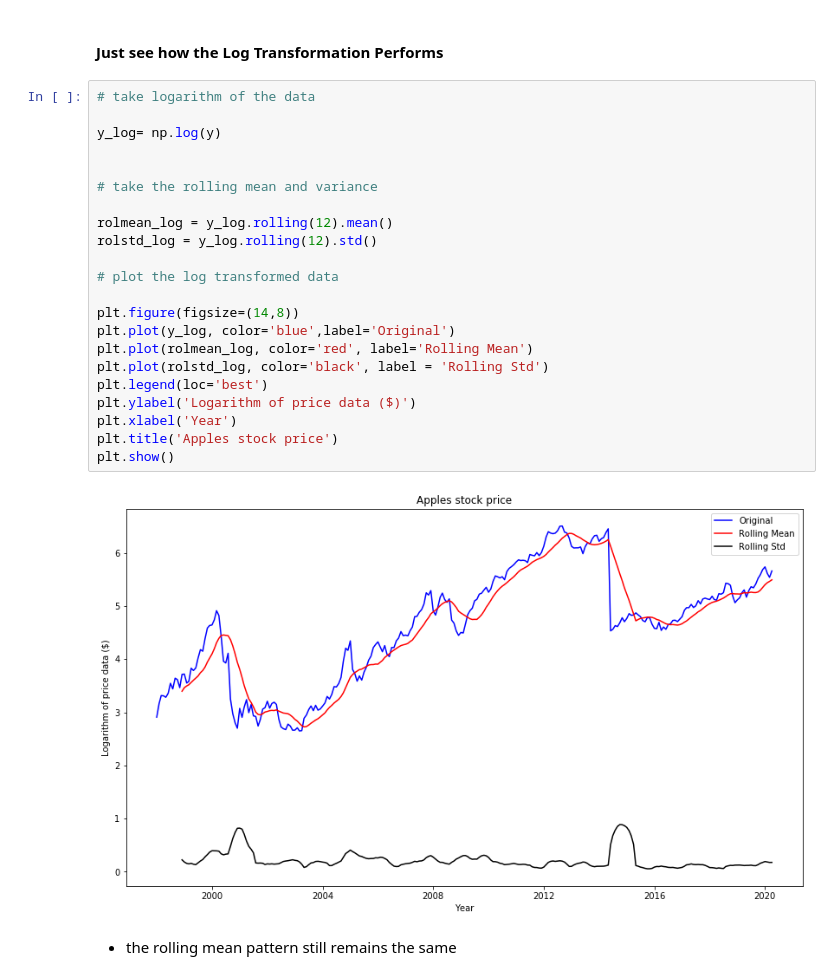
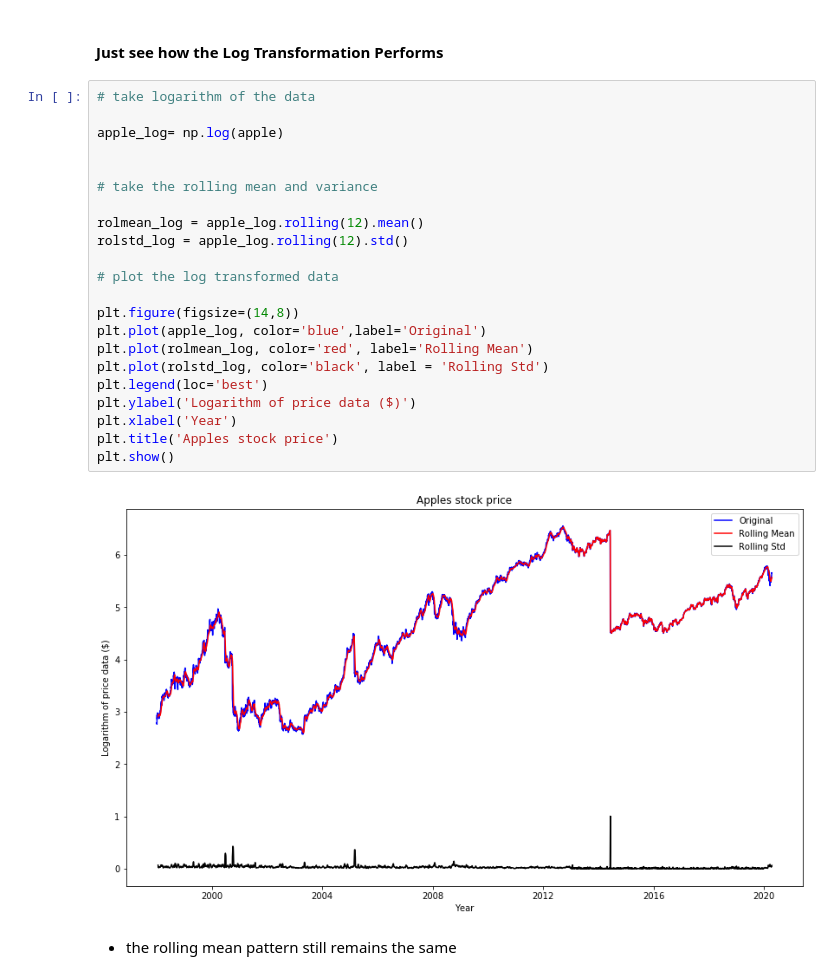
Before and after one commit to saimoom026/Springboard, a Jupyter notebook: springboard/Capstone two/Stock-price-prediction-preprocess.ipynb, the cells around one changed output. Saved outputs shown, nothing was run; the diff lists cells and outputs as text.

```diff
--- a/springboard/Capstone two/Stock-price-prediction-preprocess.ipynb
+++ b/springboard/Capstone two/Stock-price-prediction-preprocess.ipynb
@@ -362,27 +348,27 @@ Both the ADF and KPSS tests on daily price differneced data confirms the time se
 # %%
 # take logarithm of the data
 
-y_log= np.log(y)
+apple_log= np.log(apple)
 
 
 # take the rolling mean and variance
 
-rolmean_log = y_log.rolling(12).mean()
-rolstd_log = y_log.rolling(12).std()
+rolmean_log = apple_log.rolling(12).mean()
+rolstd_log = apple_log.rolling(12).std()
 
 # plot the log transformed data
 
 plt.figure(figsize=(14,8))
-plt.plot(y_log, color='blue',label='Original')
+plt.plot(apple_log, color='blue',label='Original')
 plt.plot(rolmean_log, color='red', label='Rolling Mean')
 plt.plot(rolstd_log, color='black', label = 'Rolling Std')
 plt.legend(loc='best')
 plt.ylabel('Logarithm of price data ($)')
 plt.xlabel('Year')
 plt.title('Apples stock price')
 plt.show()
 # %% [output]
-[figure, old version]
+[figure, new version]
 # %% [markdown]
 - the rolling mean pattern still remains the same
 # %% [markdown]
```
Also changed, not shown: parts of 15 cells of this notebook.
